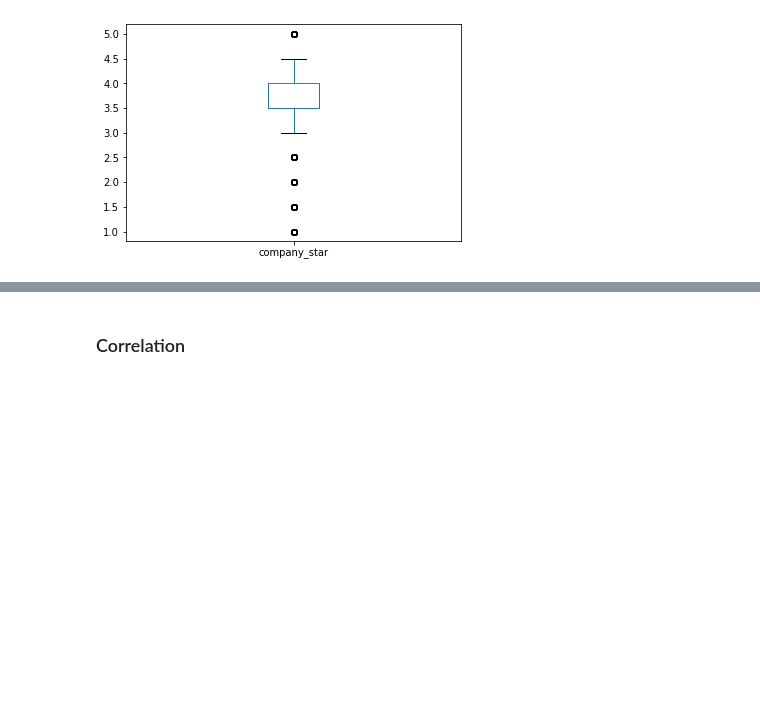
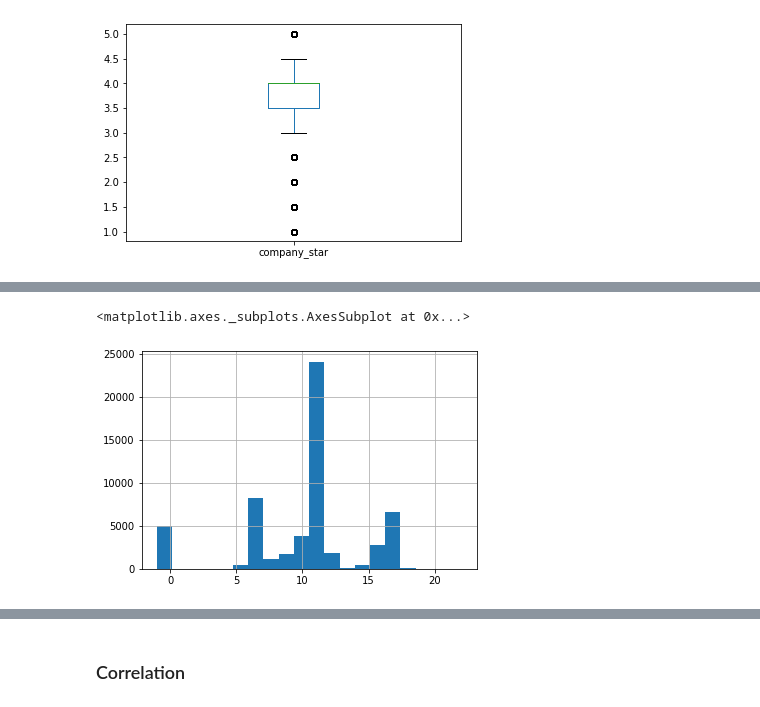
Before and after one commit to pe44enka/Yelp, a Jupyter notebook: DA_Project.ipynb, the cells around one changed output, grey strips where cells are left out. Cells and saved outputs as stored; diff of their text form; code cells hidden in the pictures; blank space fills up the shorter version.

```diff
--- a/DA_Project.ipynb
+++ b/DA_Project.ipynb
@@ -1475,0 +1501,6 @@ rdf.company_star.plot.box()
+# %%
+#mon-fri
+rest_df.fri_open.hist(bins=20)
+# %% [output]
+<matplotlib.axes._subplots.AxesSubplot at 0x...>
+[figure, added]
```
Also changed, not shown: parts of 11 cells of this notebook.
